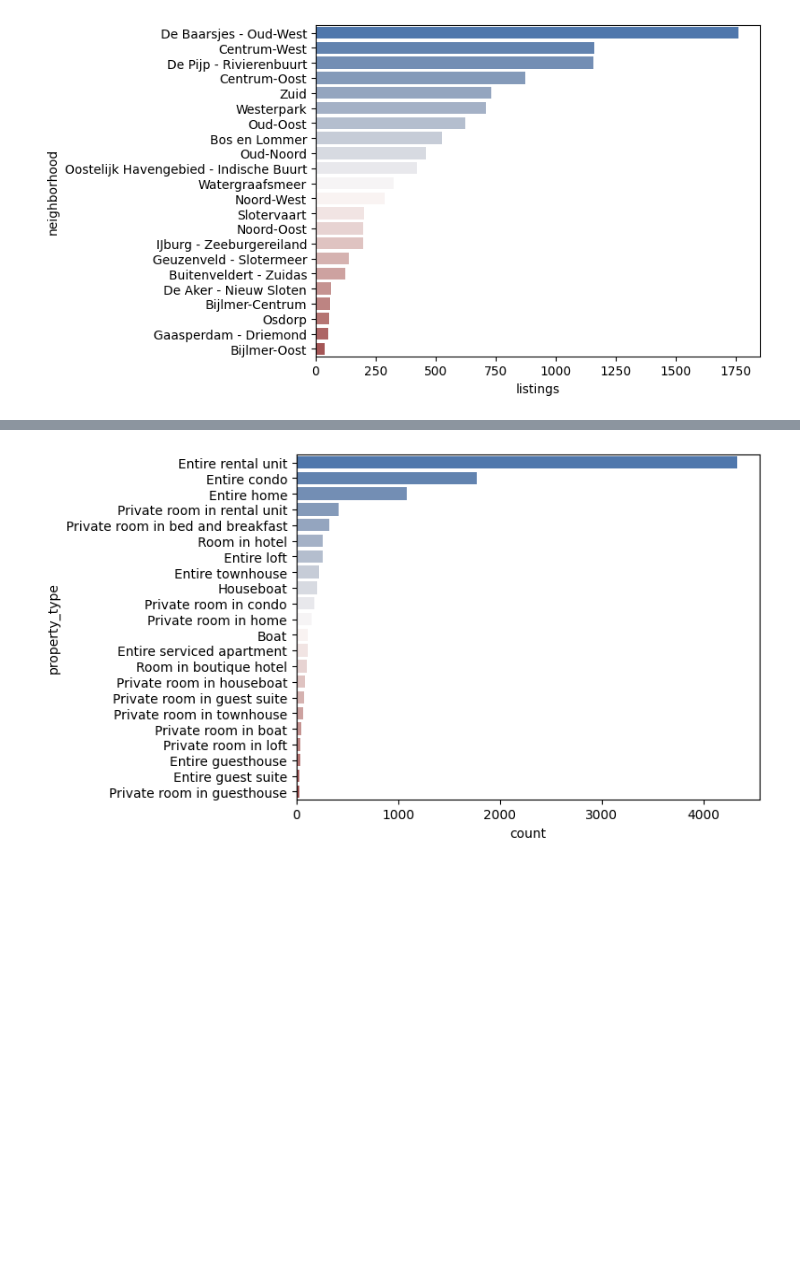
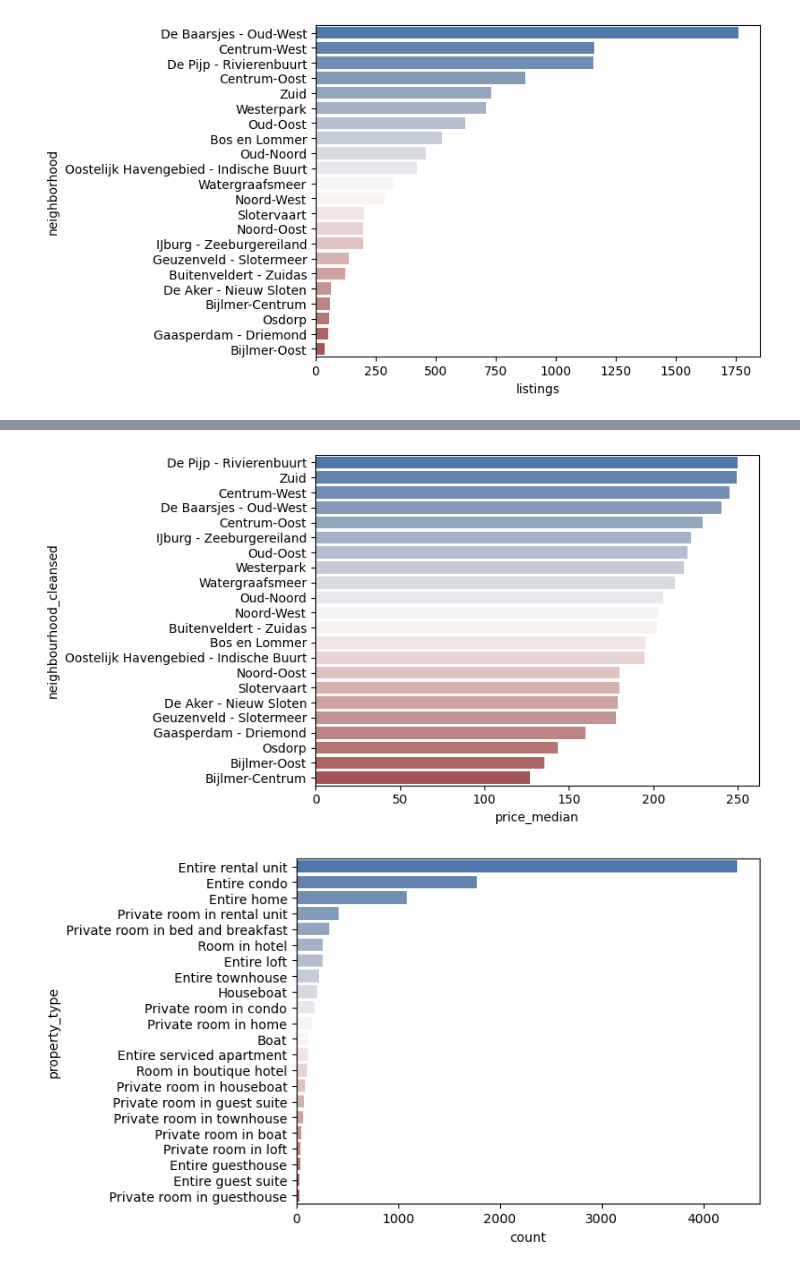
Before and after one commit to SabinaVolkova/amsterdam_airbnb, a Jupyter notebook: analysis.ipynb, the cells around one changed output, grey strips where cells are left out. Cells and saved outputs as stored; diff of their text form; code cells hidden in the pictures; blank space fills up the shorter version.

```diff
--- a/analysis.ipynb
+++ b/analysis.ipynb
@@ -160,3 +202,10 @@ ax = sns.barplot(nei_counts, y='neighbourhood_cleansed', x='price', hue='neighbo
+# %%
+nei_counts['price_median'] = listings.groupby('neighbourhood_cleansed')['price'].median().reset_index()['price'].round(2)
+nei_counts = nei_counts.sort_values(by='price_median', ascending=False)
+
+ax = sns.barplot(nei_counts, y='neighbourhood_cleansed', x='price_median', hue='neighbourhood_cleansed', palette='vlag', legend=False)
+# %% [output]
+[figure, added]
 # %%
 fig = px.scatter_mapbox(
     nei_counts,
```
Also changed, not shown: parts of 51 cells of this notebook, 7 other files.
